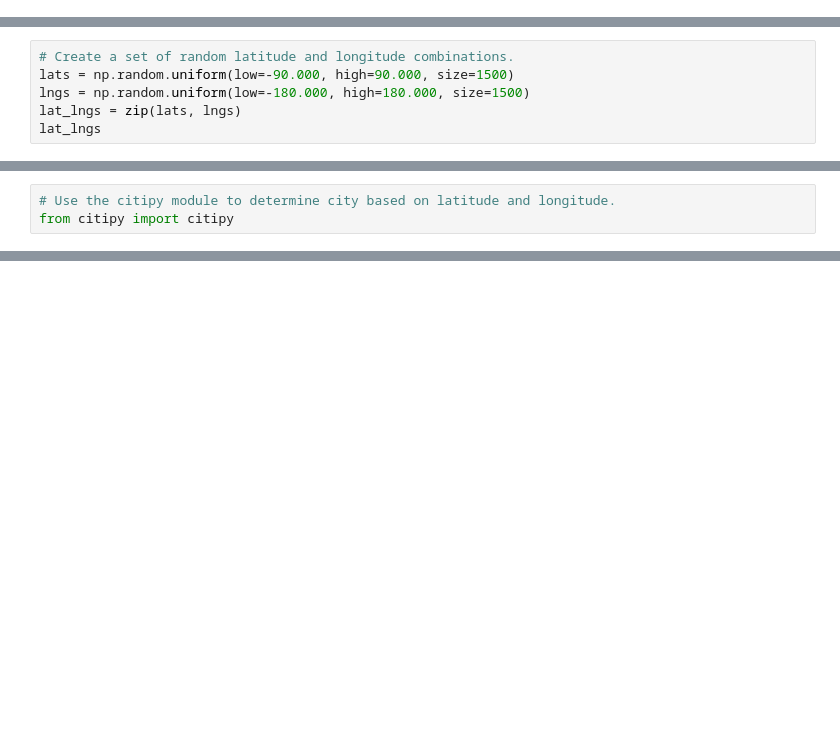
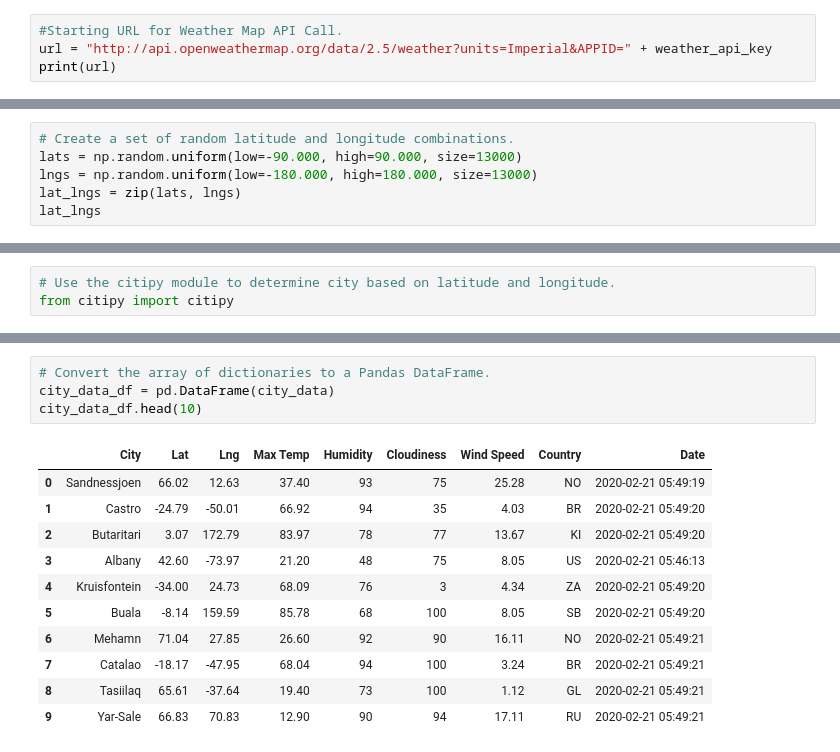
Before and after one commit to estherhk/World_Weather_Analysis, a Jupyter notebook: WeatherPy.ipynb, the cells around one changed output, grey strips where cells are left out. Drawn from its saved outputs; the diff is of its cells as text; blank space fills up the shorter version.

```diff
--- a/WeatherPy.ipynb
+++ b/WeatherPy.ipynb
@@ -5,0 +12,4 @@ import numpy as np
+# %%
+#Starting URL for Weather Map API Call.
+url = "http://api.openweathermap.org/data/2.5/weather?units=Imperial&APPID=" + weather_api_key
+print(url)
@@ -6,7 +18,7 @@ import numpy as np
 # %%
 # Create a set of random latitude and longitude combinations.
-lats = np.random.uniform(low=-90.000, high=90.000, size=1500)
-lngs = np.random.uniform(low=-180.000, high=180.000, size=1500)
+lats = np.random.uniform(low=-90.000, high=90.000, size=13000)
+lngs = np.random.uniform(low=-180.000, high=180.000, size=13000)
 lat_lngs = zip(lats, lngs)
 lat_lngs
 # %% [output]
@@ -33,0 +127,16 @@ len(cities)
+# %%
+# Convert the array of dictionaries to a Pandas DataFrame.
+city_data_df = pd.DataFrame(city_data)
+city_data_df.head(10)
+# %% [output]
+|  | City | Lat | Lng | Max Temp | Humidity | Cloudiness | Wind Speed | Country | Date |
+| 0 | Sandnessjoen | 66.02 | 12.63 | 37.40 | 93 | 75 | 25.28 | NO | 2020-02-21 05:49:19 |
+| 1 | Castro | -24.79 | -50.01 | 66.92 | 94 | 35 | 4.03 | BR | 2020-02-21 05:49:20 |
+| 2 | Butaritari | 3.07 | 172.79 | 83.97 | 78 | 77 | 13.67 | KI | 2020-02-21 05:49:20 |
+| 3 | Albany | 42.60 | -73.97 | 21.20 | 48 | 75 | 8.05 | US | 2020-02-21 05:46:13 |
+| 4 | Kruisfontein | -34.00 | 24.73 | 68.09 | 76 | 3 | 4.34 | ZA | 2020-02-21 05:49:20 |
+| 5 | Buala | -8.14 | 159.59 | 85.78 | 68 | 100 | 8.05 | SB | 2020-02-21 05:49:20 |
+| 6 | Mehamn | 71.04 | 27.85 | 26.60 | 92 | 90 | 16.11 | NO | 2020-02-21 05:49:21 |
+| 7 | Catalao | -18.17 | -47.95 | 68.04 | 94 | 100 | 3.24 | BR | 2020-02-21 05:49:21 |
+| 8 | Tasiilaq | 65.61 | -37.64 | 19.40 | 73 | 100 | 1.12 | GL | 2020-02-21 05:49:21 |
+| 9 | Yar-Sale | 66.83 | 70.83 | 12.90 | 90 | 94 | 17.11 | RU | 2020-02-21 05:49:21 |
```
Also changed, not shown: parts of 7 cells of this notebook, 3 other files.
